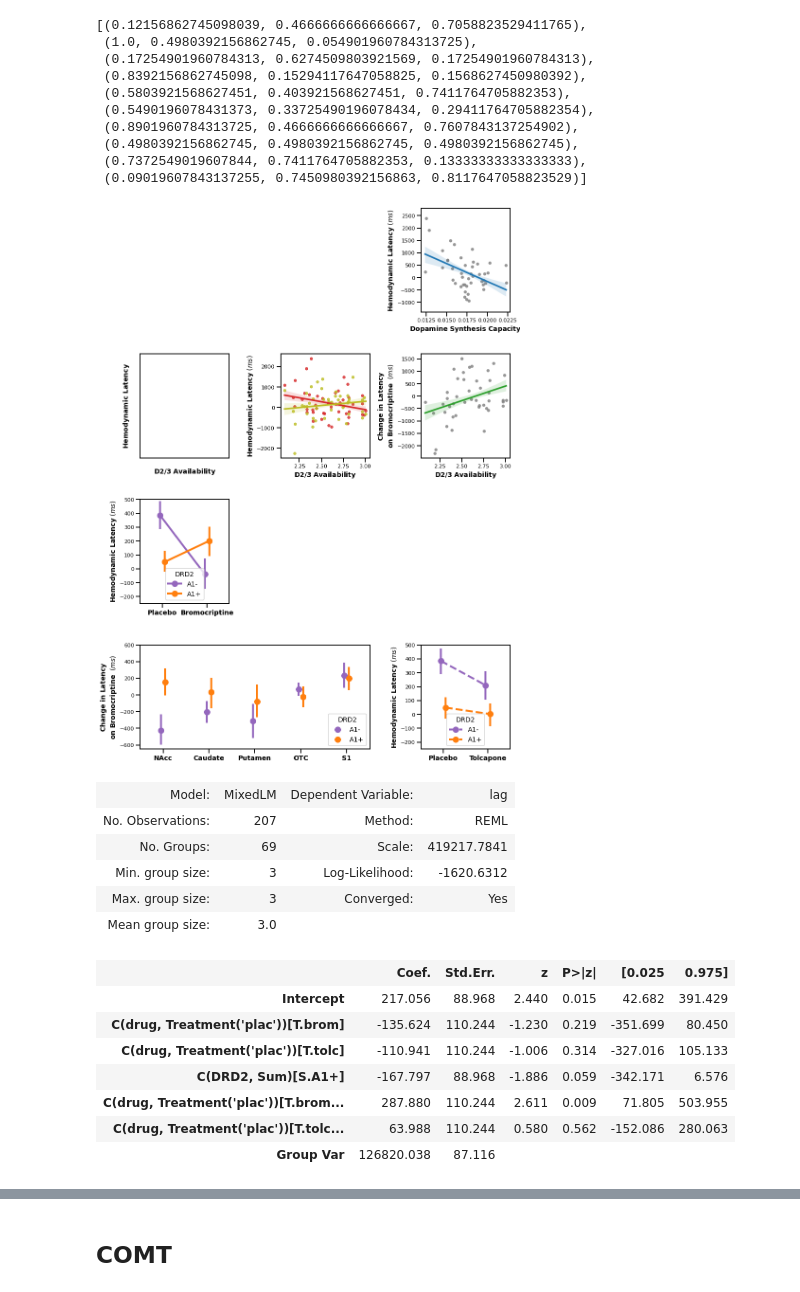
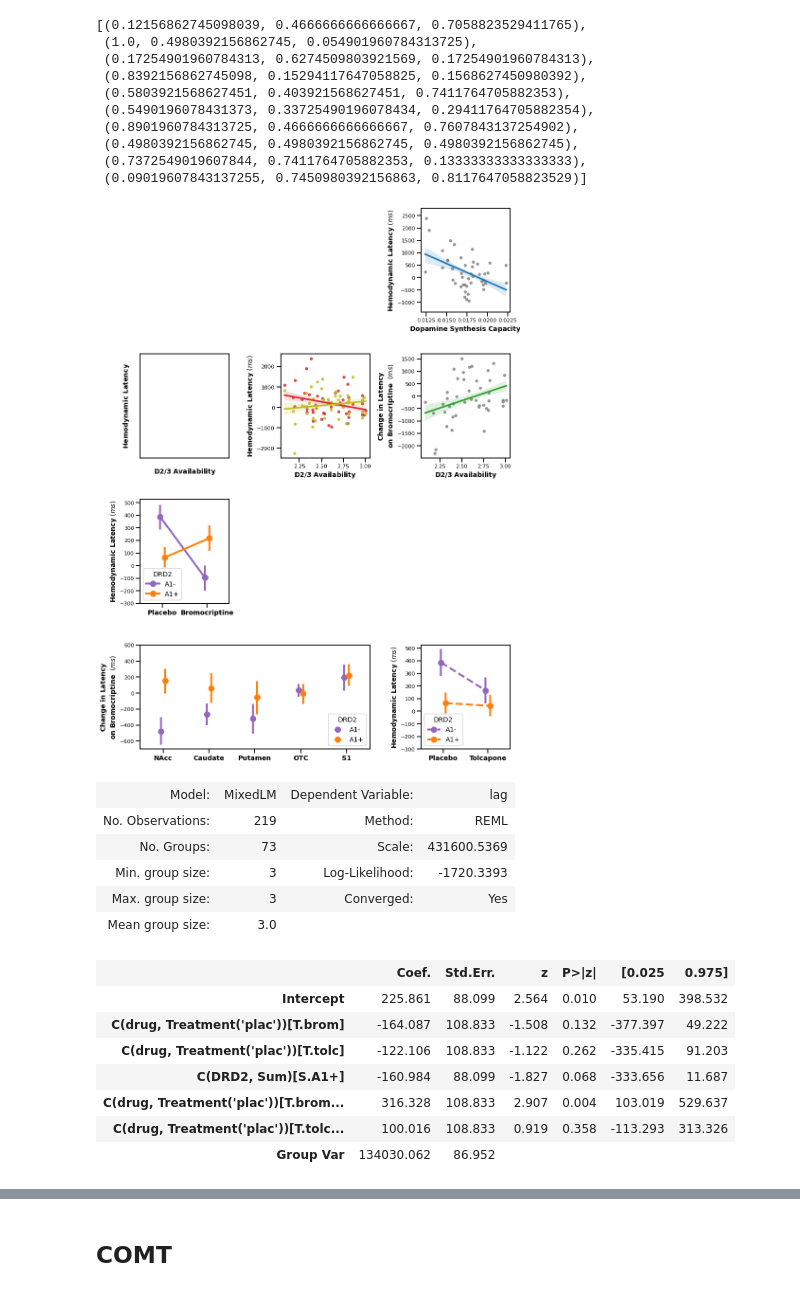
Before and after one commit to iancballard/hemodynamic_latency, a Jupyter notebook: fig3_paper.ipynb, the cells around one changed output, grey strips where cells are left out. Saved outputs shown, nothing was run; the diff lists cells and outputs as text; code cells hidden in the pictures.

Commit message:
added behavioral figure

```diff
--- a/fig3_paper.ipynb
+++ b/fig3_paper.ipynb
@@ -32,7 +32,8 @@ lags = lags[lags['sub'] != 216]
 lags['lag'] = lags['lag']*1000
 # %%
 ## genetic data
-genes = pd.read_csv(op.abspath('./csvs/genes.csv'))[['sub','DRD2','COMT']]
+genes = pd.read_csv(op.abspath('./csvs/gene_codes.csv'))[['subject','DRD2','COMT']]
+genes['sub'] = genes['subject']
 genes = genes.groupby(['sub','COMT','DRD2']).mean().reset_index()
 
 comt_map = {'Met':'Met/Met',
@@ -254,7 +255,7 @@ sns.pointplot(x = 'Drug',
 
 ax6.set(ylabel = '$\\bf{Hemodynamic\ Latency}$ $\it{(ms)}$',
             xlabel = '')
-ax6.set_ylim([-250, 500])
+ax6.set_ylim([-300, 525])
 ax6.tick_params(axis = 'x',
                     labelsize=fontsize)
 ax6.xaxis.get_label().set_fontsize(ticksize)
@@ -281,7 +282,7 @@ ax8.set(ylabel = '$\\bf{Change\ in\ Latency}$\n$\\bf{on\ Bromocriptine\ }$ $\it{
             xlabel = '')
 ax8.tick_params(axis = 'x',
                     labelsize=fontsize)
-ax8.set_ylim([-650, 600])
+ax8.set_ylim([-700, 600])
 
 labels = ax8.get_xticklabels()
 for l in labels:
@@ -296,38 +297,38 @@ plac= lags[lags['roi'] == 'VST']
 
 
 sns.pointplot(x = 'Drug',
              y = 'lag_within',
               hue = 'DRD2',
             order = ['Placebo','Tolcapone'],
               errorbar=('ci', 68),
               linestyle = '--',
               dodge = .1,
             palette = [sns.color_palette()[4],sns.color_palette()[1]],
                    ax = ax9,
              data=plac)
-ax9.set_ylim([-250, 500])
+ax9.set_ylim([-300, 525])
 
 ax9.set(ylabel = '$\\bf{Hemodynamic\ Latency}$ $\it{(ms)}$',
             xlabel = '')
 ax9.tick_params(axis = 'x',
                     labelsize=fontsize)
 labels = ax9.get_xticklabels()
 for l in labels:
     l.set_fontweight('bold')
     l.set_fontsize(fontsize)
 
 
 ax1.axis('off')
 ax7.axis('off')
 
 
 plt.subplots_adjust(hspace = .7,
                    wspace= .7)
-# plt.savefig('../figs/paper/fig2_figs.png',
-#                             bbox_inches = 'tight',
-#             dpi = 300)
+plt.savefig('../figs/paper/fig2_figs.png',
+                            bbox_inches = 'tight',
+            dpi = 600)
 # %% [output]
-[figure, old version]
+[figure, new version]
 # %%
 model_lags = lags[lags['roi'] == 'VST'].dropna(subset = ['lag','DRD2'])
 
@@ -336,16 +337,16 @@ md = smf.mixedlm("lag ~ C(drug, Treatment('plac'))*C(DRD2,Sum)", model_lags,
 md.summary()
 # %% [output]
 | Model: | MixedLM | Dependent Variable: | lag |
-| No. Observations: | 207 | Method: | REML |
-| No. Groups: | 69 | Scale: | 419217.7841 |
-| Min. group size: | 3 | Log-Likelihood: | -1620.6312 |
+| No. Observations: | 219 | Method: | REML |
+| No. Groups: | 73 | Scale: | 431600.5369 |
+| Min. group size: | 3 | Log-Likelihood: | -1720.3393 |
 | Max. group size: | 3 | Converged: | Yes |
 | Mean group size: | 3.0 |  |  |
 |  | Coef. | Std.Err. | z | P>|z| | [0.025 | 0.975] |
-| Intercept | 217.056 | 88.968 | 2.440 | 0.015 | 42.682 | 391.429 |
-| C(drug, Treatment('plac'))[T.brom] | -135.624 | 110.244 | -1.230 | 0.219 | -351.699 | 80.450 |
-| C(drug, Treatment('plac'))[T.tolc] | -110.941 | 110.244 | -1.006 | 0.314 | -327.016 | 105.133 |
-| C(DRD2, Sum)[S.A1+] | -167.797 | 88.968 | -1.886 | 0.059 | -342.171 | 6.576 |
-| C(drug, Treatment('plac'))[T.brom... | 287.880 | 110.244 | 2.611 | 0.009 | 71.805 | 503.955 |
-| C(drug, Treatment('plac'))[T.tolc... | 63.988 | 110.244 | 0.580 | 0.562 | -152.086 | 280.063 |
-| Group Var | 126820.038 | 87.116 |  |  |  |  |
+| Intercept | 225.861 | 88.099 | 2.564 | 0.010 | 53.190 | 398.532 |
+| C(drug, Treatment('plac'))[T.brom] | -164.087 | 108.833 | -1.508 | 0.132 | -377.397 | 49.222 |
+| C(drug, Treatment('plac'))[T.tolc] | -122.106 | 108.833 | -1.122 | 0.262 | -335.415 | 91.203 |
+| C(DRD2, Sum)[S.A1+] | -160.984 | 88.099 | -1.827 | 0.068 | -333.656 | 11.687 |
+| C(drug, Treatment('plac'))[T.brom... | 316.328 | 108.833 | 2.907 | 0.004 | 103.019 | 529.637 |
+| C(drug, Treatment('plac'))[T.tolc... | 100.016 | 108.833 | 0.919 | 0.358 | -113.293 | 313.326 |
+| Group Var | 134030.062 | 86.952 |  |  |  |  |
```
Also changed, not shown: parts of 14 cells of this notebook, 6 other files.
